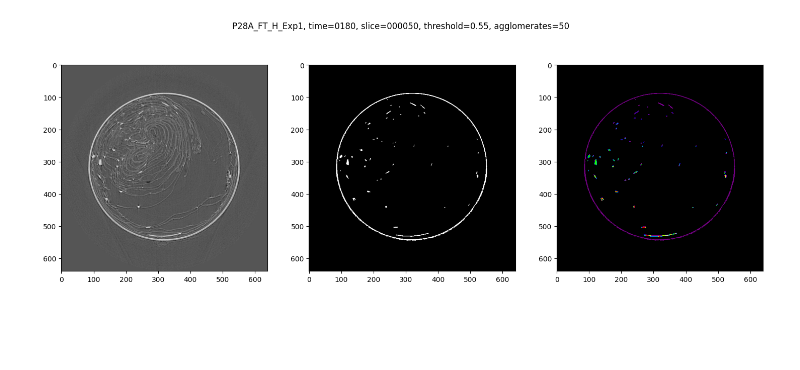
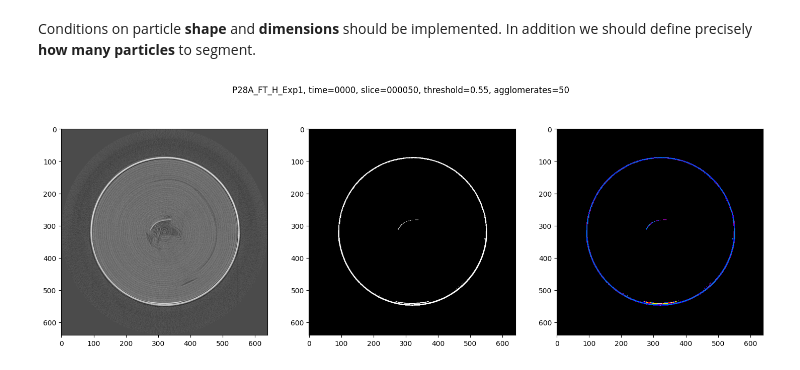
Before and after one commit to venturellimatteo/fasttomo, a Jupyter notebook: manual_segmentation.ipynb, the cells around one changed output. Saved outputs shown, nothing was run; the diff lists cells and outputs as text; code cells hidden in the pictures; blank space fills up the shorter version.

```diff
--- a/manual_segmentation.ipynb
+++ b/manual_segmentation.ipynb
@@ -13,6 +13,8 @@ def image_directory(time, slice):
 def time_directory(time):
     time_dir = 'entry' + str(time).zfill(4) + '_no_extpag_db0100_vol'
     return time_dir
+# %% [markdown]
+Conditions on particle **shape** and **dimensions** should be implemented. In addition we should define precisely **how many particles** to segment.
 # %%
 def print_segmented_image(exp, time, slice, threshold, n_agglomerates):
 
@@ -46,4 +48,4 @@ def print_segmented_image(exp, time, slice, threshold, n_agglomerates):
 # %%
-print_segmented_image(exp='P28A_FT_H_Exp1', time=180, slice=50, threshold=0.55, n_agglomerates=50)
+print_segmented_image(exp='P28A_FT_H_Exp1', time=0, slice=50, threshold=0.55, n_agglomerates=50)
 # %% [output]
-[figure, old version]
+[figure, new version]
```
Also changed, not shown: parts of 1 cell of this notebook, 2 other files.
